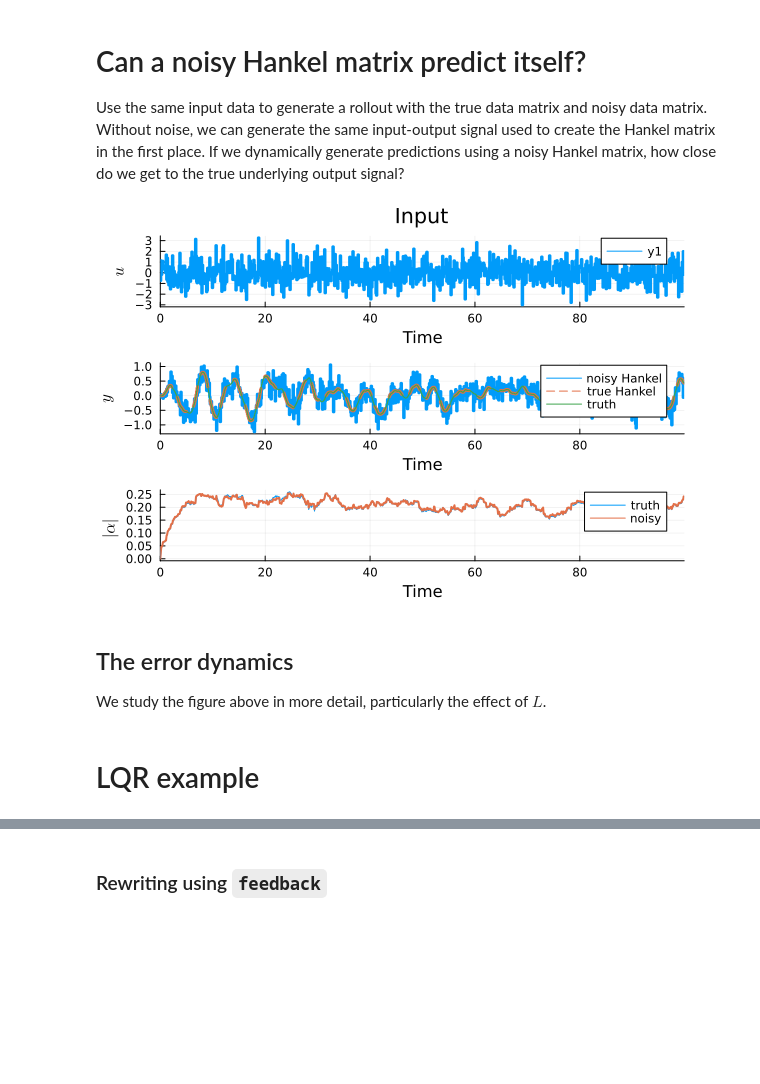
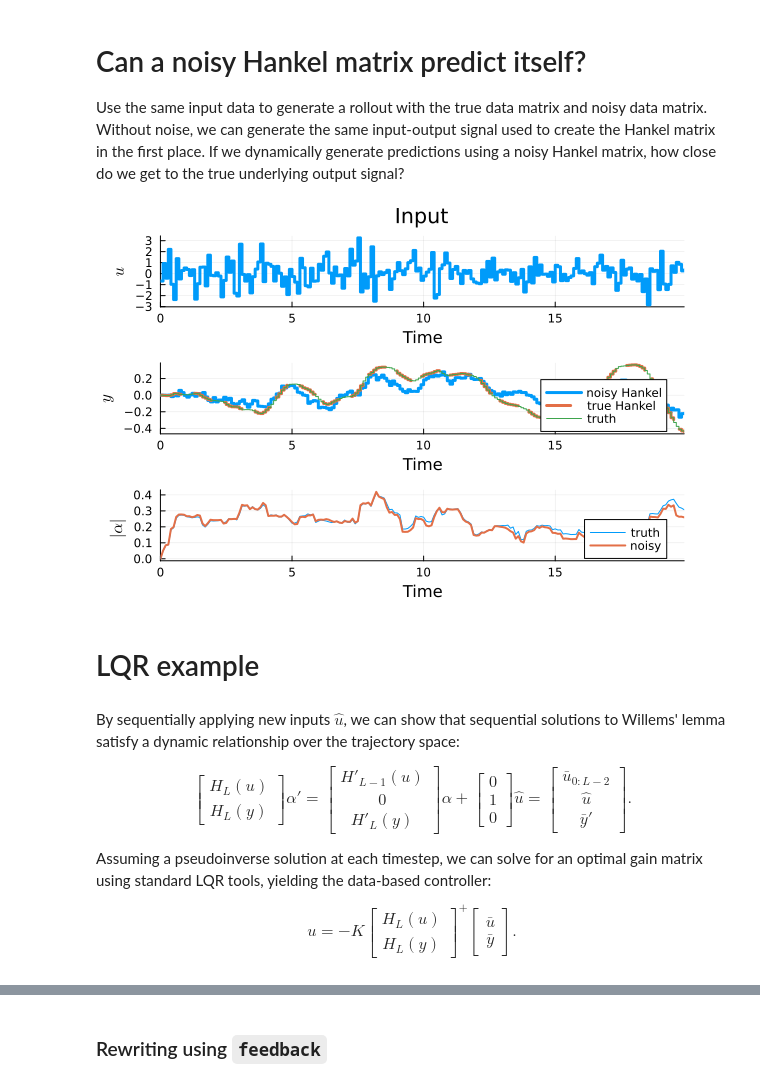
Before and after one commit to NPLawrence/deepHankel, a Jupyter notebook: examples/approx_error.ipynb, the cells around one changed output, grey strips where cells are left out. Saved outputs shown, nothing was run; the diff lists cells and outputs as text; code cells hidden in the pictures; blank space fills up the shorter version.

```diff
--- a/examples/approx_error.ipynb
+++ b/examples/approx_error.ipynb
@@ -138,0 +40,6 @@ UndefVarError: UndefVarError: plot not defined
+# %%
+L = 10
+N = 200
+σ² = 0.1
+
+B = behavior(P,L=L,N=N,σ²=σ²)
@@ -161,23 +76,68 @@ noisy_Hankel_rollout, α_norm = Hankel_rollout(B.u, zeros(B.L), zeros(B.L), B.u,
 # %%
 plt = plot(
     xaxis  = ("Time", ),
     xlims = (0, B.t[end]),
     legend = true,
     layout = (3,1),
 )
-plot!(plt[1], B.t, B.u, title = "Input", ylabel = L"u", linetype=:step, lw=3)
+plot!(plt[1], B.t, B.u, title = "Input", ylabel = L"u", linetype=:step, label="", lw=3)
 # plot!(plt[2], B.t, B.y, title = "Output", ylabel = L"y", label="noisy", linetype=:step, lw=1)
 plot!(plt[2], B.t, noisy_Hankel_rollout, ylabel = L"y", label="noisy Hankel", linetype=:step, lw=3)
 plot!(plt[2], B.t, true_Hankel_rollout, ylabel = L"y", label="true Hankel", linetype=:step,  ls=:dash,lw=3)
 plot!(plt[2], B.t, B.y_clean, ylabel = L"y", label="truth", linetype=:step, lw=1)
 plot!(plt[3], B.t, α_norm_true, ylabel = L"\left| \alpha \right|", label="truth", lw=1)
 plot!(plt[3], B.t, α_norm, ylabel = L"\| \alpha \|", label="noisy", lw=2)
+plot!(legend=:bottomright)
 # %% [output]
-[figure, old version]
+[figure, new version]
-# %% [markdown]
-## The error dynamics
-We study the figure above in more detail, particularly the effect of $L$.
 # %% [markdown]
 # LQR example
+# %% [markdown]
+By sequentially applying new inputs $\hat{u}$, we can show that sequential solutions to Willems' lemma satisfy a dynamic relationship  over the trajectory space:
+
+\begin{equation}
+\left[
+\begin{array}{c}
+H_L(u) \\
+H_L(y)
+\end{array}\right] \alpha'
+=
+\left[
+\begin{array}{c}
+	H'_{L-1}(u) \\ \hline
+	0 \\ \hline
+	H'_L(y)
+\end{array}\right]
+\alpha
++
+\left[
+\begin{array}{c}
+0 \\ \hline
+1 \\ \hline
+0
+\end{array}\right]
+\hat{u}
+=
+\left[
+\begin{array}{c}
+\bar{u}_{0:L-2} \\ \hline
+\hat{u} \\ \hline
+\bar{y}'
+\end{array}\right].
+\end{equation}
+
+Assuming a pseudoinverse solution at each timestep, we can solve for an optimal gain matrix using standard LQR tools, yielding the data-based controller:
+
+$$
+u = -K \left[
+\begin{array}{c}
+H_L(u) \\
+H_L(y)
+\end{array}\right]^{+}
+\begin{bmatrix}
+\bar{u} \\
+\bar{y}
+\end{bmatrix}.
+$$
 # %%
 α_sys = Hankel_SS(B.u, B.y_clean, B.L, Ts=B.P.Ts)
```
Also changed, not shown: parts of 12 cells of this notebook, 27 other files.
